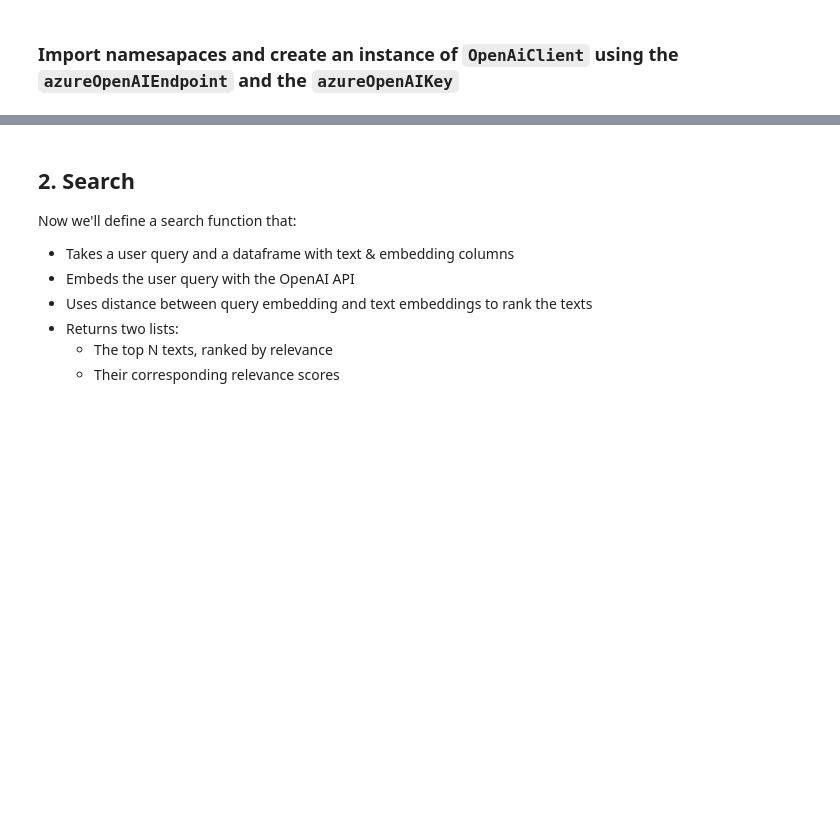
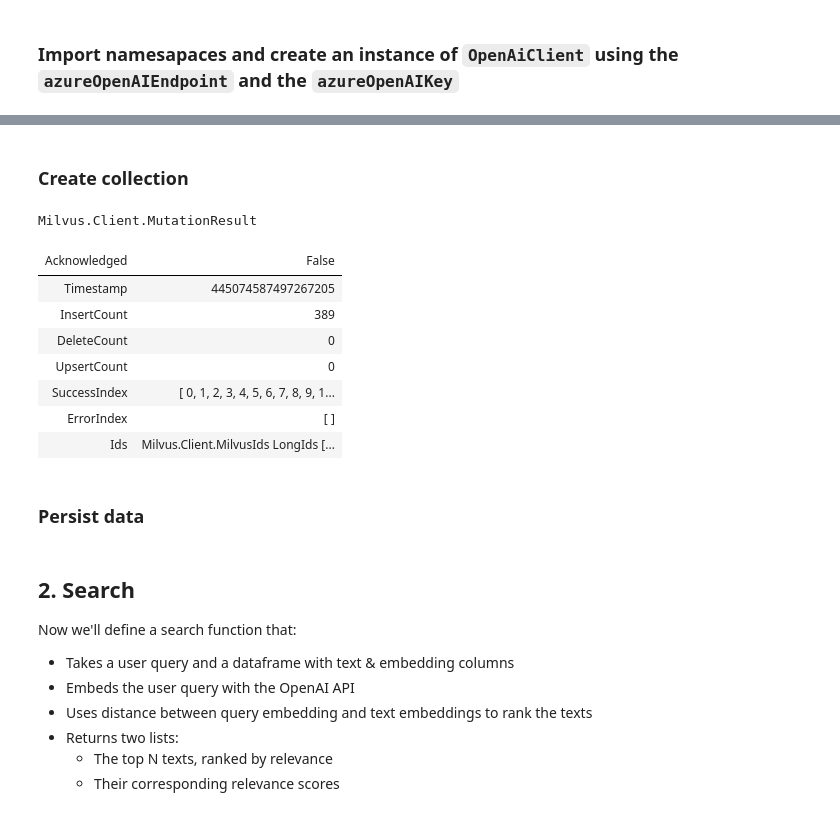
Before and after one commit to Azure-Samples/openai, a Jupyter notebook: Basic_Samples/Datastores/dotnet/csharp/Question_answering_using_vector_store_search.ipynb, the cells around one changed output, grey strips where cells are left out. Cells and saved outputs as stored; diff of their text form; code cells hidden in the pictures; blank space fills up the shorter version.

Commit message:
Add Milvus sample

```diff
--- a/Basic_Samples/Datastores/dotnet/csharp/Question_answering_using_vector_store_search.ipynb
+++ b/Basic_Samples/Datastores/dotnet/csharp/Question_answering_using_vector_store_search.ipynb
@@ -485,0 +162,2 @@ olympicsData.Take(4).DisplayTable();
+# %% [markdown]
+### Create collection
@@ -485,0 +180,20 @@ olympicsData.Take(4).DisplayTable();
+# %%
+await collection.InsertAsync(new FieldData[]
+{
+    FieldData.Create("block_id",blockIds),
+    FieldData.Create("page_name", pageTitles),
+    FieldData.Create("content_block",contentBlocks),
+    FieldData.CreateFloatVector("content_embedding",contentEmbeddings)
+})
+# %% [output]
+Milvus.Client.MutationResult
+| Acknowledged | False |
+| Timestamp | 445074587497267205 |
+| InsertCount | 389 |
+| DeleteCount | 0 |
+| UpsertCount | 0 |
+| SuccessIndex | [ 0, 1, 2, 3, 4, 5, 6, 7, 8, 9, 1... |
+| ErrorIndex | [ ] |
+| Ids | Milvus.Client.MilvusIds LongIds [... |
+# %% [markdown]
+### Persist data
```
Also changed, not shown: parts of 31 cells of this notebook, 3 other files.
